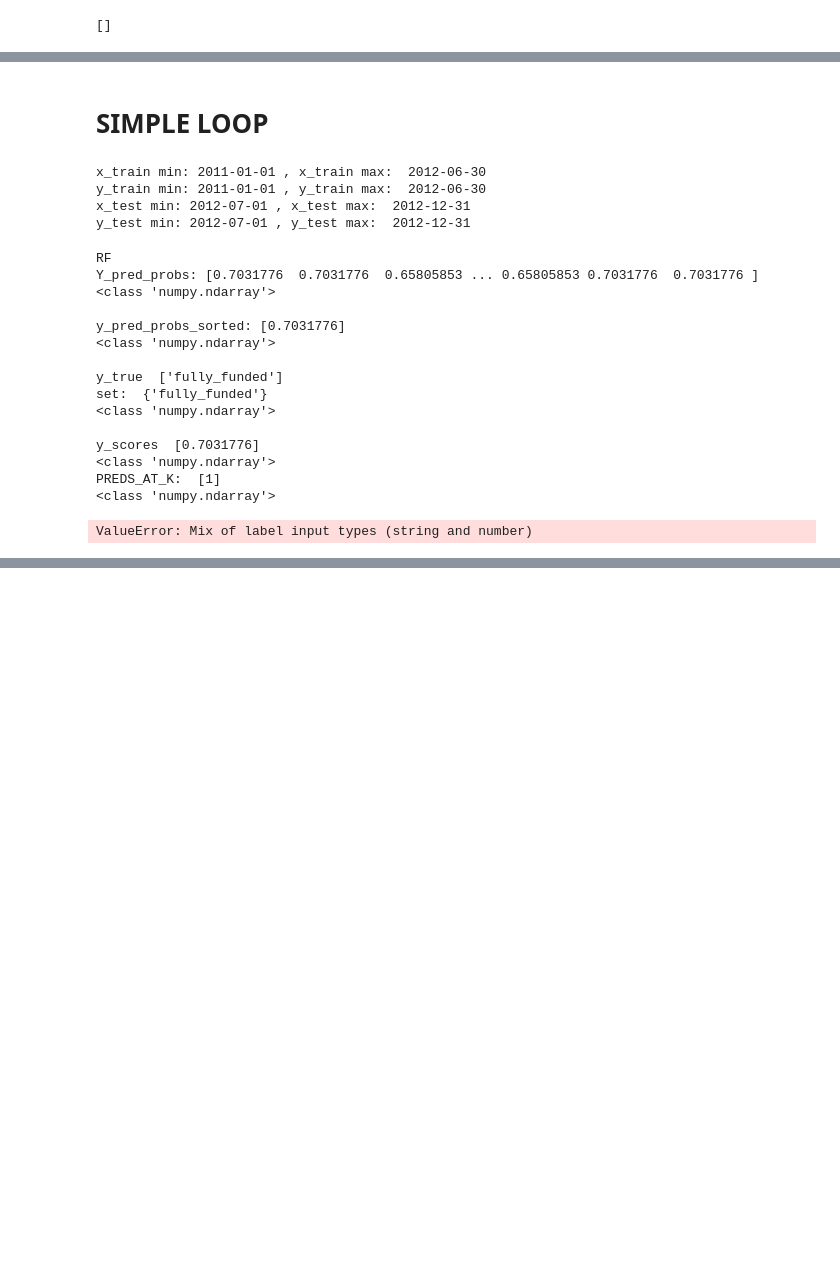
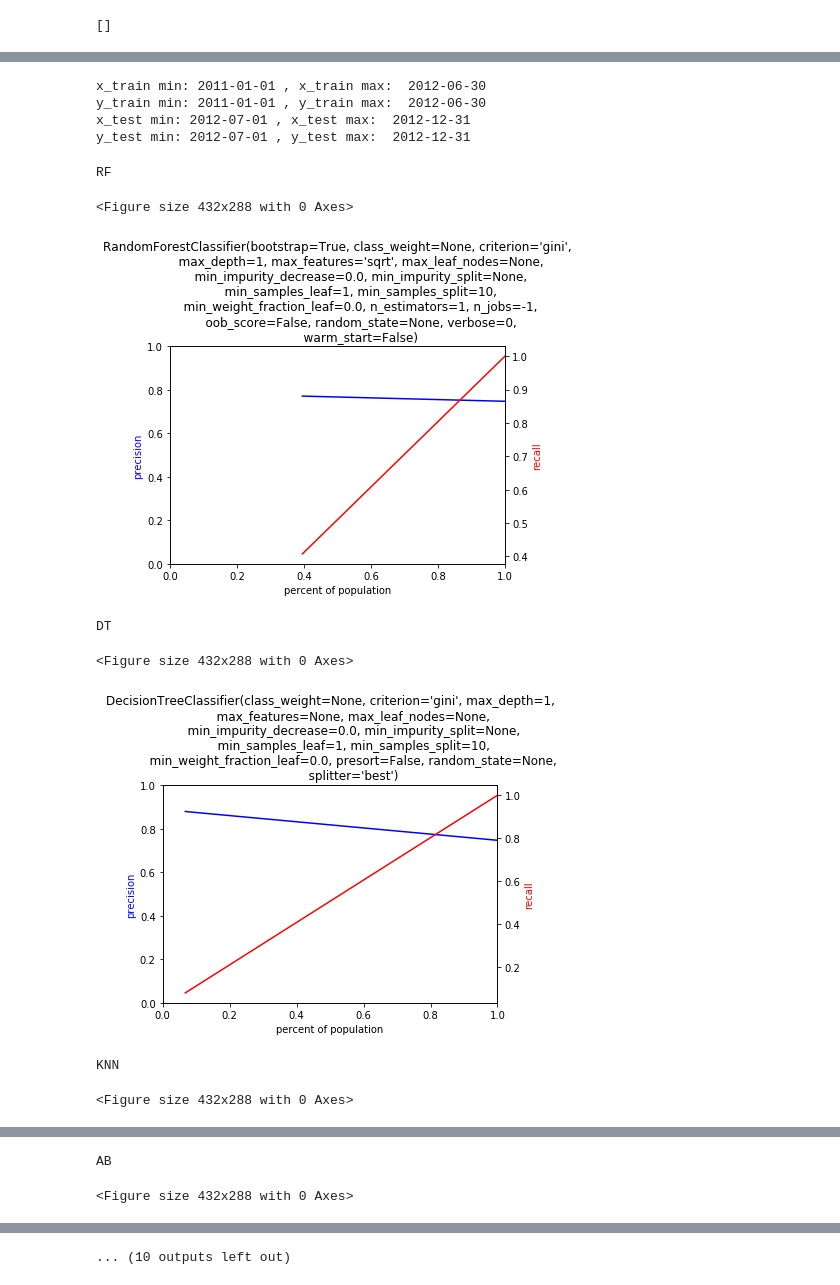
Before and after one commit to kochandrea/MachineLearning_CAPP30254, a Jupyter notebook: Homework_3/Pipeline.ipynb, the cells around one changed output, grey strips where cells are left out. Cells and saved outputs as stored; diff of their text form; code cells hidden in the pictures; blank space fills up the shorter version.

Commit message:
graph

```diff
--- a/Homework_3/Pipeline.ipynb
+++ b/Homework_3/Pipeline.ipynb
@@ -99,3 +61 @@ Index(['school_city', 'school_state', 'school_zip', 'school_metro',
 target = TARGET_VARIABLES
-# %%
-features =['Dr.', 'Mr.', 'Mrs.', 'Ms.']
@@ -106,2 +62,2 @@ features =['Dr.', 'Mr.', 'Mrs.', 'Ms.']
 # %%
-labeled_df = labeled_df[features + target + DATE_VARIABLE]
+labeled_df = labeled_df[features + CONTINUOUS_VARIABLES + DATE_VARIABLE + target]
@@ -135,5 +65,3 @@ date_posted <class 'str'>
 cf.has_na(labeled_df)
 # %% [output]
 []
-# %%
-labeled_df = cf.drop_missing(labeled_df)
@@ -175,2 +92,0 @@ import seaborn as sns
-# %% [markdown]
-# SIMPLE LOOP
@@ -427,26 +93,19 @@ def go_function(X_train, X_test, y_train, y_test):
 # %%
-X_train, X_test, y_train, y_test = create_temporal_split_dfs(labeled_df, features, target, 2)
+X_train, X_test, y_train, y_test = pf.create_temporal_split_dfs(labeled_df,
+                                                                features, target, 2)
 # %% [output]
 x_train min: 2011-01-01 , x_train max:  2012-06-30
 y_train min: 2011-01-01 , y_train max:  2012-06-30
 x_test min: 2012-07-01 , x_test max:  2012-12-31
 y_test min: 2012-07-01 , y_test max:  2012-12-31
 # %%
-go_function(X_train, X_test, y_train, y_test)
+pf.go_function(X_train, X_test, y_train, y_test['fully_funded'])
 # %% [output]
 RF
-Y_pred_probs: [0.7031776  0.7031776  0.65805853 ... 0.65805853 0.7031776  0.7031776 ]
-<class 'numpy.ndarray'>
-
-y_pred_probs_sorted: [0.7031776]
-<class 'numpy.ndarray'>
-
-y_true  ['fully_funded']
-set:  {'fully_funded'}
-<class 'numpy.ndarray'>
-
-y_scores  [0.7031776]
-<class 'numpy.ndarray'>
-PREDS_AT_K:  [1]
-<class 'numpy.ndarray'>
-ValueError: Mix of label input types (string and number)
+<Figure size 432x288 with 0 Axes>
+[figure, added]
+DT
+<Figure size 432x288 with 0 Axes>
+[figure, added]
+KNN
+<Figure size 432x288 with 0 Axes>
@@ -452,0 +113,2 @@ ValueError: Mix of label input types (string and number)
+AB
+<Figure size 432x288 with 0 Axes>
@@ -452,0 +116 @@ ValueError: Mix of label input types (string and number)
+... (10 outputs left out)
```
Also changed, not shown: parts of 24 cells of this notebook, 3 other files.
